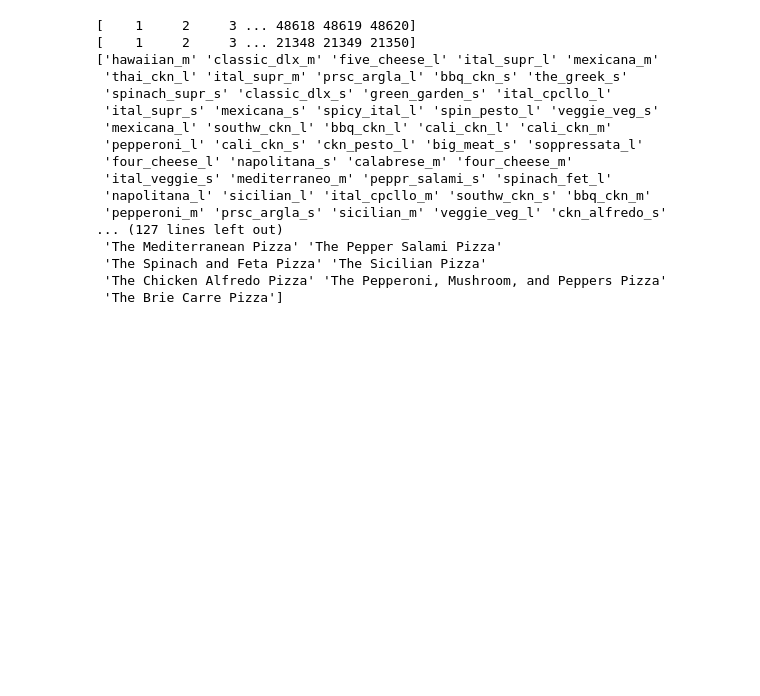
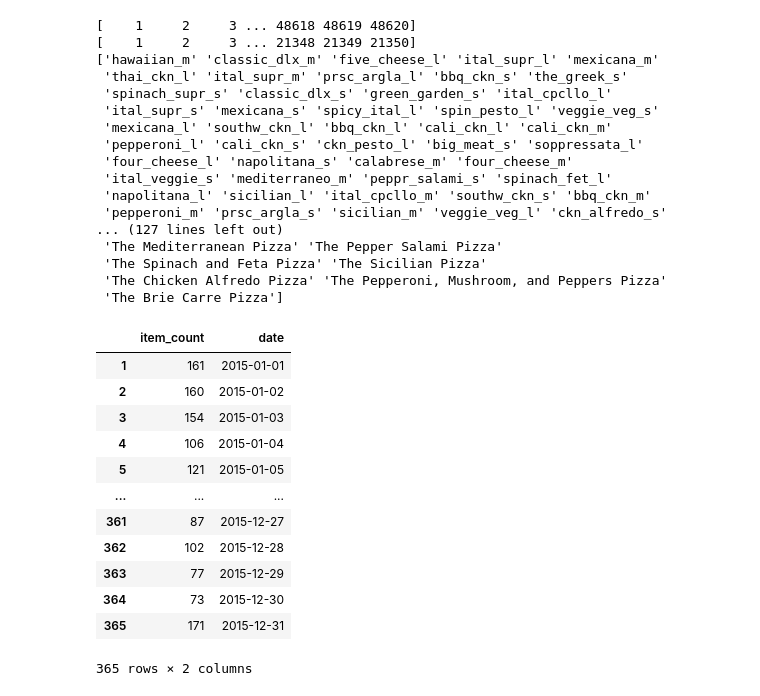
Before and after one commit to spencers145/pizza-study, a Jupyter notebook: clean.ipynb, the cells around one changed output. Saved outputs shown, nothing was run; the diff lists cells and outputs as text; code cells hidden in the pictures; blank space fills up the shorter version.

```diff
--- a/clean.ipynb
+++ b/clean.ipynb
@@ -40,4 +40,25 @@ def dateToIndex(date: str) -> int:
     return datetime_obj.timetuple().tm_yday
 
 sales["order_date_index"] = days.apply(dateToIndex)
+# %%
+#create a separate dataframe to help count daily statistics
+daily_sales = pandas.DataFrame(data = [[0, ""]] * 365, index = numpy.arange(1, 366).tolist(), columns = ["item_count", "date"])
+daily_sales["date"] = pandas.date_range("2015-01-01", "2015-12-31")
+for order_date_index in sales["order_date_index"]:
+    daily_sales.at[order_date_index, "item_count"] += 1
+daily_sales
+# %% [output]
+|  | item_count | date |
+| 1 | 161 | 2015-01-01 |
+| 2 | 160 | 2015-01-02 |
+| 3 | 154 | 2015-01-03 |
+| 4 | 106 | 2015-01-04 |
+| 5 | 121 | 2015-01-05 |
+| ... | ... | ... |
+| 361 | 87 | 2015-12-27 |
+| 362 | 102 | 2015-12-28 |
+| 363 | 77 | 2015-12-29 |
+| 364 | 73 | 2015-12-30 |
+| 365 | 171 | 2015-12-31 |
+365 rows × 2 columns
 # %%
```
Also changed, not shown: parts of 1 cell of this notebook, 3 other files.
